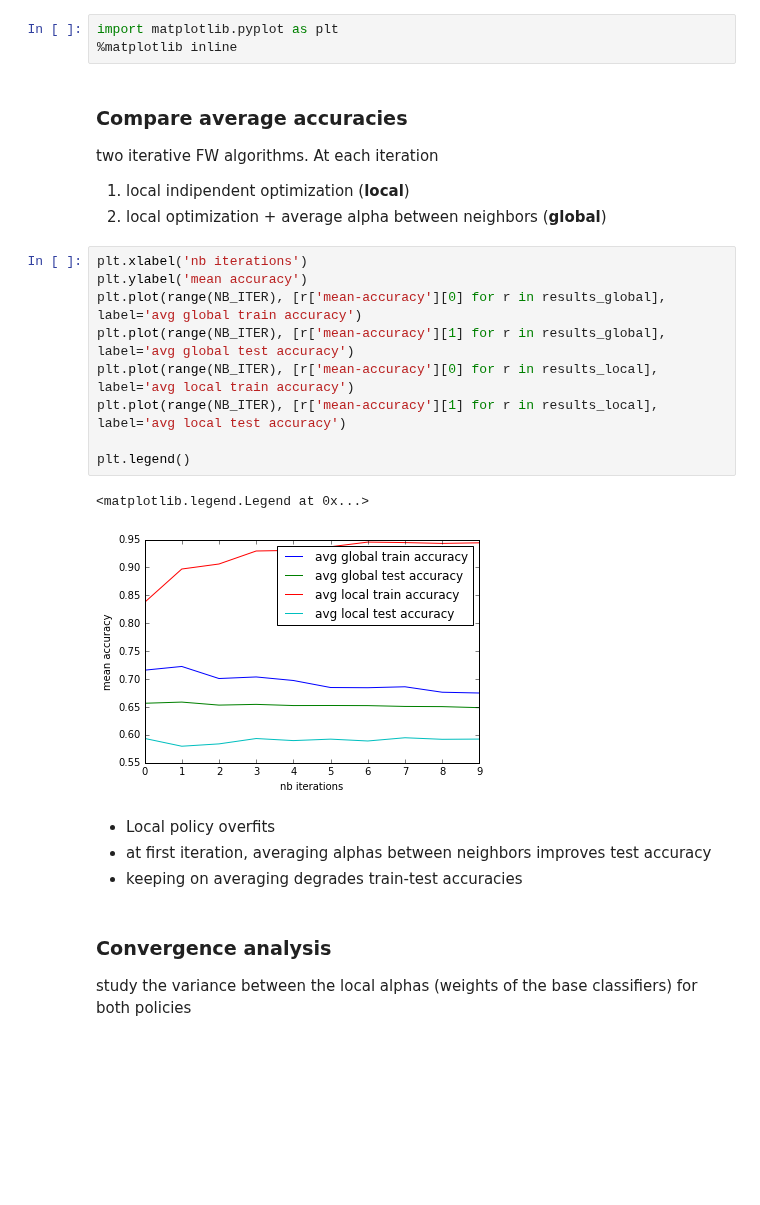
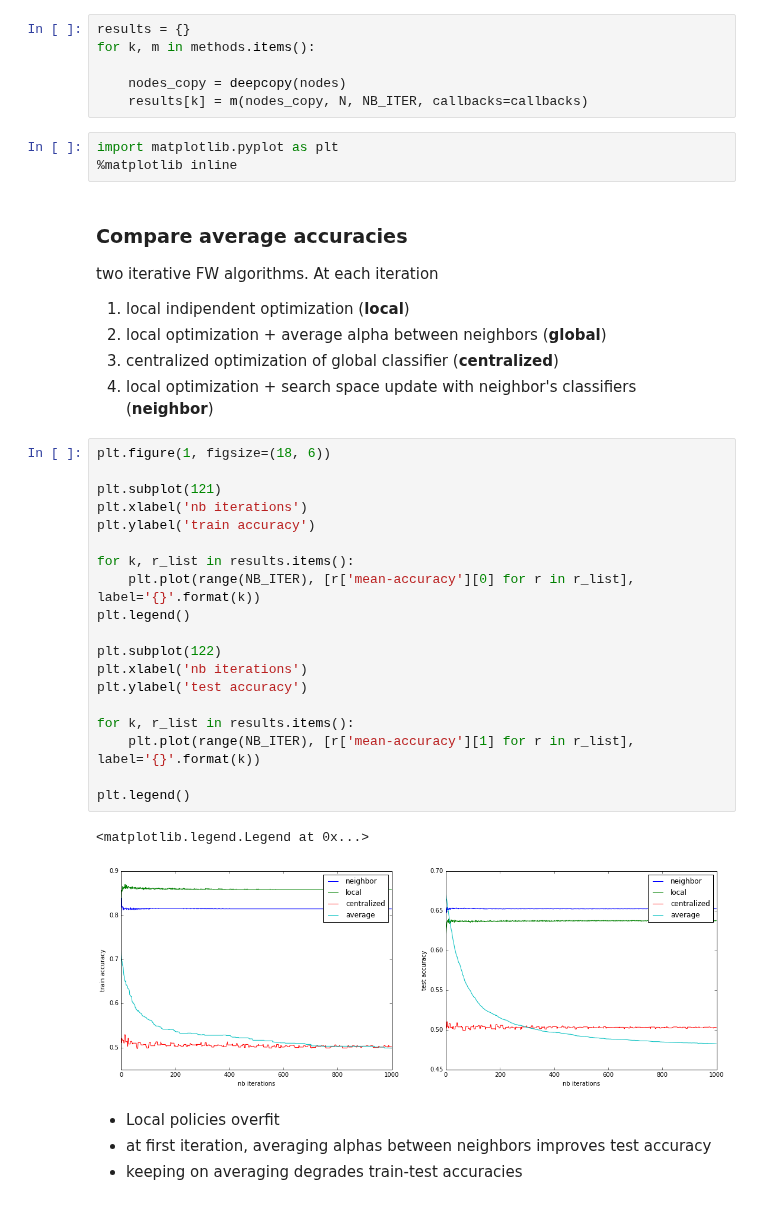
Before and after one commit to vzantedeschi/Dada, a Jupyter notebook: notebooks/FW-boosting algorithms.ipynb, the cells around one changed output. Saved outputs shown, nothing was run; the diff lists cells and outputs as text; blank space fills up the shorter version.

```diff
--- a/notebooks/FW-boosting algorithms.ipynb
+++ b/notebooks/FW-boosting algorithms.ipynb
@@ -48,3 +39,9 @@ results_global = average_FW(nodes, NB_ITER, callbacks=callbacks)
+# %%
+results = {}
+for k, m in methods.items():
+
+    nodes_copy = deepcopy(nodes)
+    results[k] = m(nodes_copy, N, NB_ITER, callbacks=callbacks)
 # %%
 import matplotlib.pyplot as plt
 %matplotlib inline
@@ -53,22 +50,31 @@ import matplotlib.pyplot as plt
 two iterative FW algorithms. At each iteration
 1. local indipendent optimization (**local**)
 2. local optimization + average alpha between neighbors (**global**)
+3. centralized optimization of global classifier (**centralized**)
+4. local optimization + search space update with neighbor's classifiers (**neighbor**)
-# %%
-plt.xlabel('nb iterations')
-plt.ylabel('mean accuracy')
-plt.plot(range(NB_ITER), [r['mean-accuracy'][0] for r in results_global], label='avg global train accuracy')
-plt.plot(range(NB_ITER), [r['mean-accuracy'][1] for r in results_global], label='avg global test accuracy')
-plt.plot(range(NB_ITER), [r['mean-accuracy'][0] for r in results_local], label='avg local train accuracy')
-plt.plot(range(NB_ITER), [r['mean-accuracy'][1] for r in results_local], label='avg local test accuracy')
-
-plt.legend()
-# %% [output]
-<matplotlib.legend.Legend at 0x...>
-[figure, removed]
+# %%
+plt.figure(1, figsize=(18, 6))
+
+plt.subplot(121)
+plt.xlabel('nb iterations')
+plt.ylabel('train accuracy')
+
+for k, r_list in results.items():
+    plt.plot(range(NB_ITER), [r['mean-accuracy'][0] for r in r_list], label='{}'.format(k))
+plt.legend()
+
+plt.subplot(122)
+plt.xlabel('nb iterations')
+plt.ylabel('test accuracy')
+
+for k, r_list in results.items():
+    plt.plot(range(NB_ITER), [r['mean-accuracy'][1] for r in r_list], label='{}'.format(k))
+
+plt.legend()
+# %% [output]
+<matplotlib.legend.Legend at 0x...>
+[figure, added]
 # %% [markdown]
-- Local policy overfits
+- Local policies overfit
 - at first iteration, averaging alphas between neighbors improves test accuracy
 - keeping on averaging degrades train-test accuracies
-# %% [markdown]
-### Convergence analysis
-study the variance between the local alphas (weights of the base classifiers) for both policies
```
Also changed, not shown: parts of 9 cells of this notebook.
